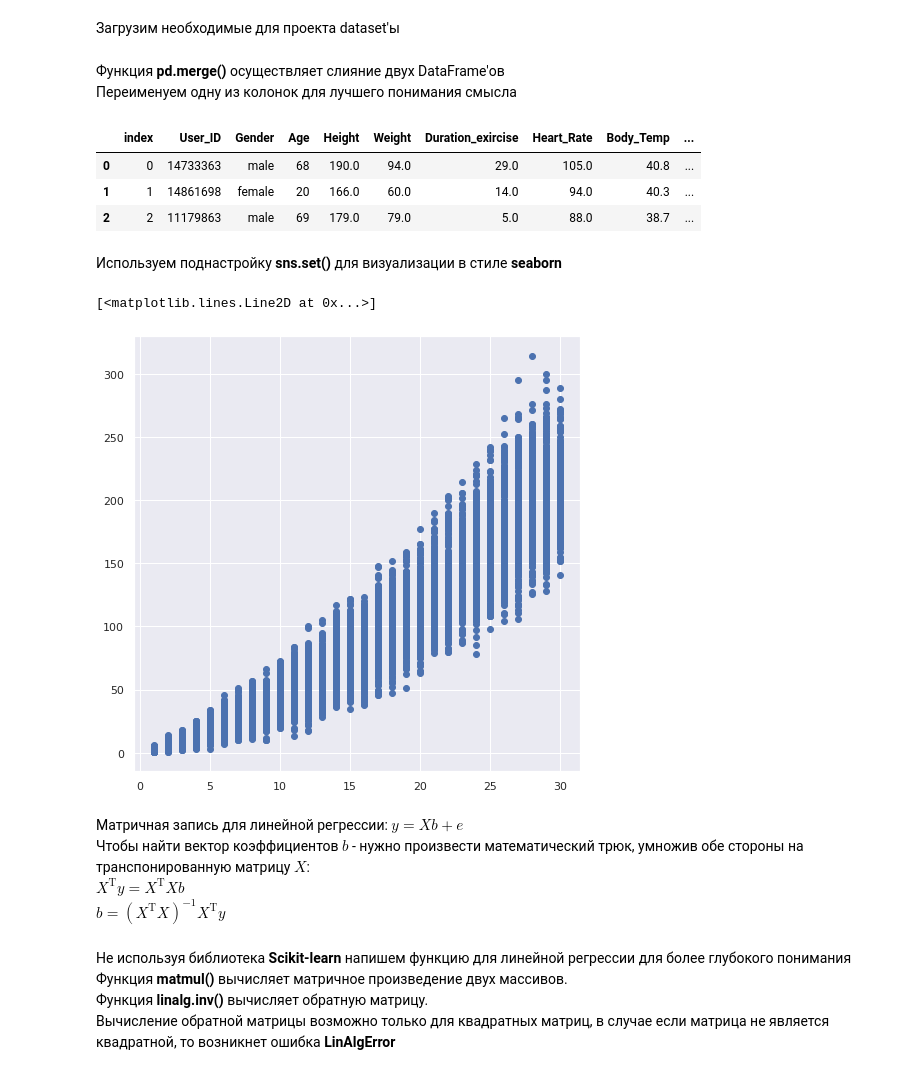
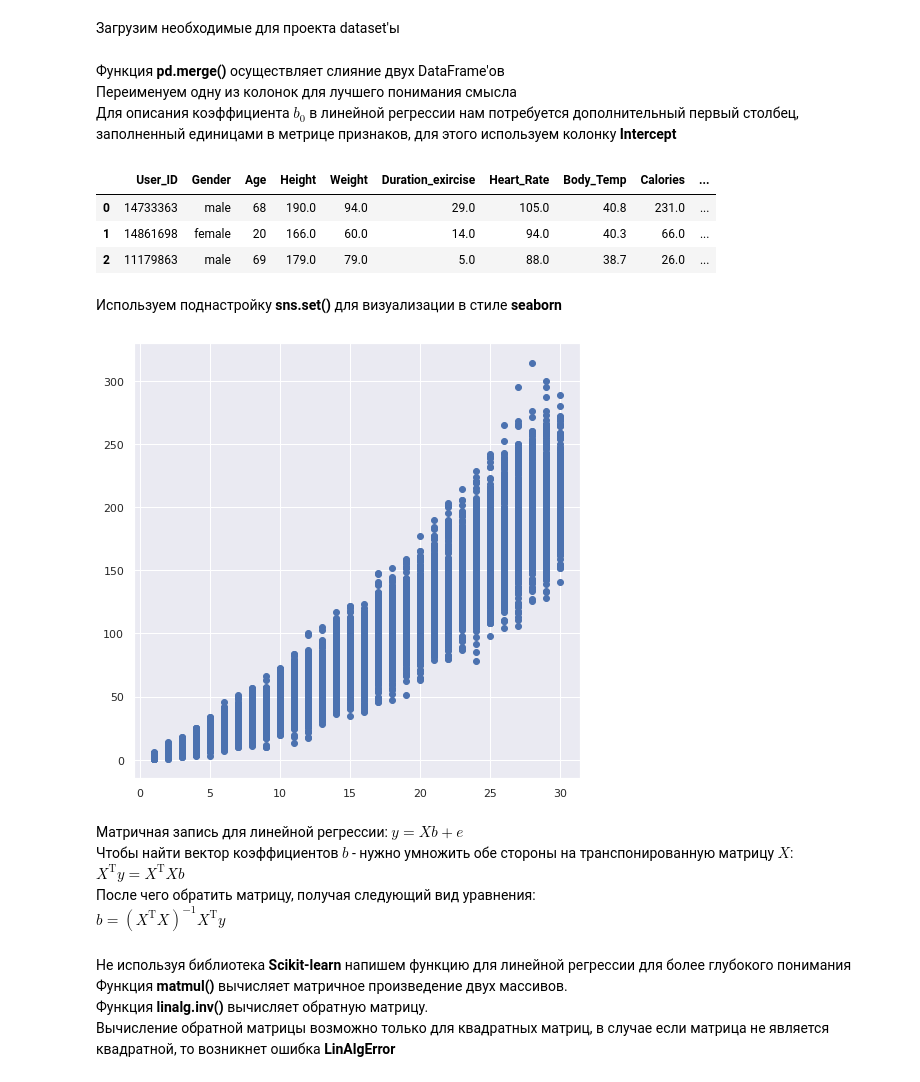
Before and after one commit to AnatoliyZhuk/Project_to_Analyze, a Jupyter notebook: Projects/Calories_Burned_Prediction.ipynb, the cells around one changed output. Drawn from its saved outputs; the diff is of its cells as text; code cells hidden in the pictures.

```diff
--- a/Projects/Calories_Burned_Prediction.ipynb
+++ b/Projects/Calories_Burned_Prediction.ipynb
@@ -14,34 +15,35 @@ exercise = pd.read_csv('https://raw.githubusercontent.com/AnatoliyZhuk/Project_t
 calories = pd.read_csv('https://raw.githubusercontent.com/AnatoliyZhuk/Project_to_Analyze/main/calories.csv', sep=',')
 # %% [markdown]
 Функция **pd.merge()** осуществляет слияние двух DataFrame'ов <br/>
-Переименуем одну из колонок для лучшего понимания смысла
+Переименуем одну из колонок для лучшего понимания смысла <br/>
+Для описания коэффициента $b_0$ в линейной регрессии нам потребуется дополнительный первый столбец, заполненный единицами в метрице признаков, для этого используем колонку **Intercept** <br/>
 # %%
 data = pd.merge(exercise, calories, how='inner', on='User_ID')
 data = data.rename(columns={'Duration' : 'Duration_exircise'})
-data = data.reset_index()
 data['Intercept'] = 1
 data.head(3)
 # %% [output]
-|  | index | User_ID | Gender | Age | Height | Weight | Duration_exircise | Heart_Rate | Body_Temp | ... |
-| 0 | 0 | 14733363 | male | 68 | 190.0 | 94.0 | 29.0 | 105.0 | 40.8 | ... |
-| 1 | 1 | 14861698 | female | 20 | 166.0 | 60.0 | 14.0 | 94.0 | 40.3 | ... |
-| 2 | 2 | 11179863 | male | 69 | 179.0 | 79.0 | 5.0 | 88.0 | 38.7 | ... |
+|  | User_ID | Gender | Age | Height | Weight | Duration_exircise | Heart_Rate | Body_Temp | Calories | ... |
+| 0 | 14733363 | male | 68 | 190.0 | 94.0 | 29.0 | 105.0 | 40.8 | 231.0 | ... |
+| 1 | 14861698 | female | 20 | 166.0 | 60.0 | 14.0 | 94.0 | 40.3 | 66.0 | ... |
+| 2 | 11179863 | male | 69 | 179.0 | 79.0 | 5.0 | 88.0 | 38.7 | 26.0 | ... |
 # %% [markdown]
 Используем поднастройку **sns.set()** для визуализации в стиле **seaborn**
 # %%
 sns.set()
 plt.figure(figsize=(8, 8))
 plt.plot(data['Duration_exircise'], data['Calories'], 'bo')
+None
 # %% [output]
-[<matplotlib.lines.Line2D at 0x...>]
 [figure]
 # %%
 X = np.array(data.loc[:, ['Intercept', 'Duration_exircise']])
 y = data.loc[:, 'Calories']
 # %% [markdown]
 Матричная запись для линейной регрессии: $y = Xb + e$ <br/>
-Чтобы найти вектор коэффициентов $b$ - нужно произвести математический трюк, умножив обе стороны на транспонированную матрицу $X$: <br/>
+Чтобы найти вектор коэффициентов $b$ - нужно умножить обе стороны на транспонированную матрицу $X$: <br/>
 $X^\mathrm{T}y = X^\mathrm{T}Xb$ <br/>
+После чего обратить матрицу, получая следующий вид уравнения: <br/>
 $b = (X^\mathrm{T}X)^{-1}X^\mathrm{T}y$
 # %% [markdown]
 Не используя библиотека **Scikit-learn** напишем функцию для линейной регрессии для более глубокого понимания <br/>
```
Also changed, not shown: parts of 6 cells of this notebook.
